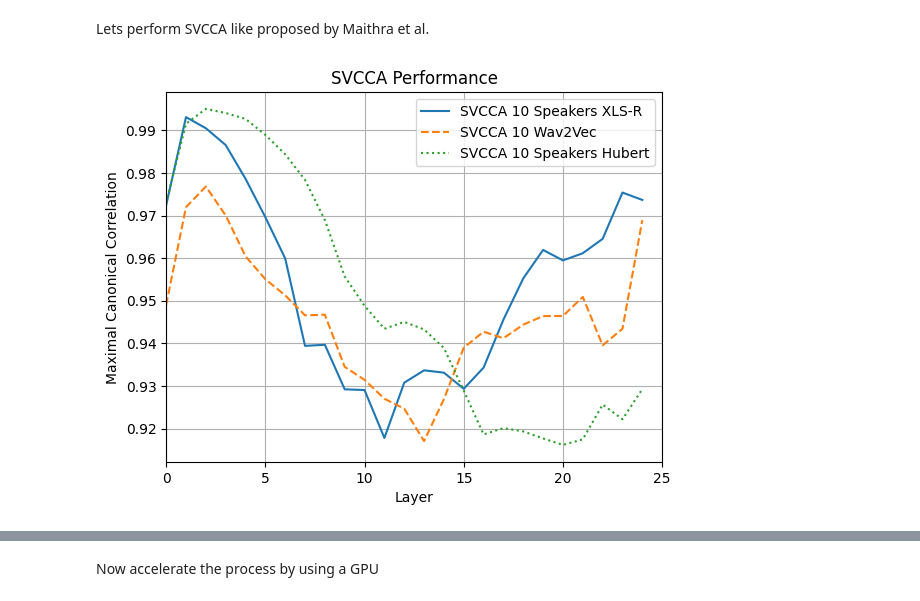
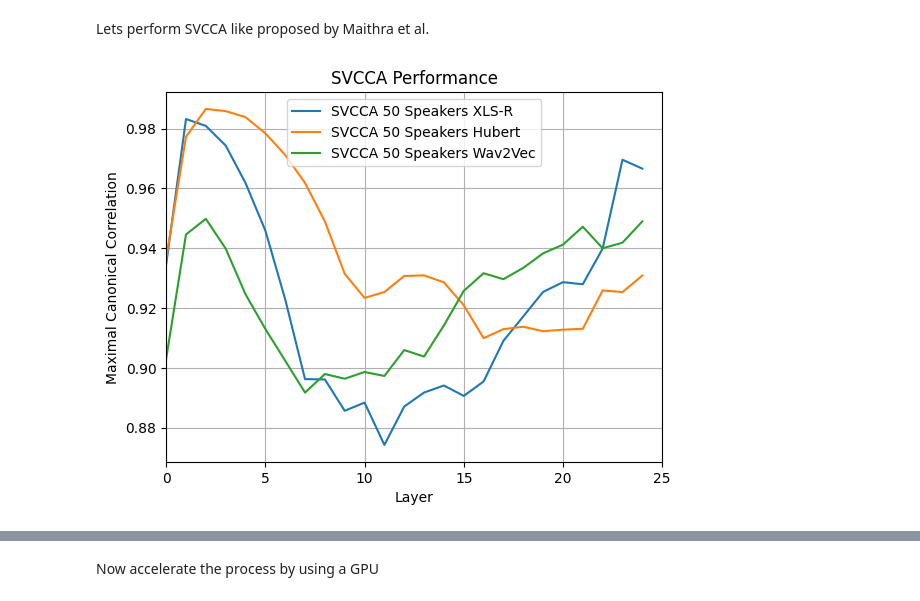
Before and after one commit to slinusc/speaker_identification_evaluation, a Jupyter notebook: canonical_correlation_analysis.ipynb, the cells around one changed output, grey strips where cells are left out. Saved outputs shown, nothing was run; the diff lists cells and outputs as text; code cells hidden in the pictures.

```diff
--- a/canonical_correlation_analysis.ipynb
+++ b/canonical_correlation_analysis.ipynb
@@ -175,37 +169,39 @@ results_df.to_csv('results/svcca_results_10.csv', index=False)
 # %%
 from matplotlib import pyplot as plt
 import pandas as pd
 
 svcca_results_5 = pd.read_csv('results/svcca_results_5.csv')['Correlation']
 svcca_results_10 = pd.read_csv('results/svcca_results_10.csv')['Correlation']
 svcca_results_20 = pd.read_csv('results/svcca_results_20.csv')['Correlation']
 svcca_results_50 = pd.read_csv('results/svcca_results_50.csv')['Correlation']
 svcca_results_5_w2v = pd.read_csv('results/svcca_results_5_w2v.csv')['Correlation']
 svcca_results_10_w2v = pd.read_csv('results/svcca_results_10_w2v.csv')['Correlation']
-#svcca_results_20_w2v = pd.read_csv('results/svcca_results_20_w2v.csv')['Correlation']
+svcca_results_20_w2v = pd.read_csv('results/svcca_results_20_w2v.csv')['Correlation']
+svcca_results_50_w2v = pd.read_csv('results/svcca_results_50_w2v.csv')['Correlation']
 svcca_results_5_hb = pd.read_csv('results/svcca_results_5_hb.csv')['Correlation']
 svcca_results_10_hb = pd.read_csv('results/svcca_results_10_hb.csv')['Correlation']
 svcca_results_20_hb = pd.read_csv('results/svcca_results_20_hb.csv')['Correlation']
-
+svcca_results_50_hb = pd.read_csv('results/svcca_results_50_hb.csv')['Correlation']
 
 
 #plt.plot(svcca_results_5)
 #plt.plot(svcca_results_5_w2v, linestyle='dashed')
 #plt.plot(svcca_results_5_hb, linestyle='dotted')
-plt.plot(svcca_results_10)
-plt.plot(svcca_results_10_w2v, linestyle='dashed')
-plt.plot(svcca_results_10_hb, linestyle='dotted')
-#plt.plot(svcca_results_20)
-#plt.plot(svcca_results_20_w2v)
-#plt.plot(svcca_results_50)
+#plt.plot(svcca_results_10)
+#plt.plot(svcca_results_10_w2v, linestyle='dashed')
+#plt.plot(svcca_results_10_hb, linestyle='dotted')
+
+plt.plot(svcca_results_50)
+plt.plot(svcca_results_50_hb)
+plt.plot(svcca_results_50_w2v)
 
 
 plt.xlim(0, 25)
 plt.xlabel('Layer')
 plt.ylabel('Maximal Canonical Correlation')
 plt.title('SVCCA Performance')
-plt.legend(['SVCCA 10 Speakers XLS-R', 'SVCCA 10 Wav2Vec', 'SVCCA 10 Speakers Hubert'])
+plt.legend(['SVCCA 50 Speakers XLS-R', 'SVCCA 50 Speakers Hubert', 'SVCCA 50 Speakers Wav2Vec', 'SVCCA 20 Speakers XLS-R', 'SVCCA 20 Speakers Wav2Vec', 'SVCCA 20 Speakers Hubert'])
 plt.grid()
 plt.show()
 # %% [output]
-[figure, old version]
+[figure, new version]
```
Also changed, not shown: parts of 4 cells of this notebook.
